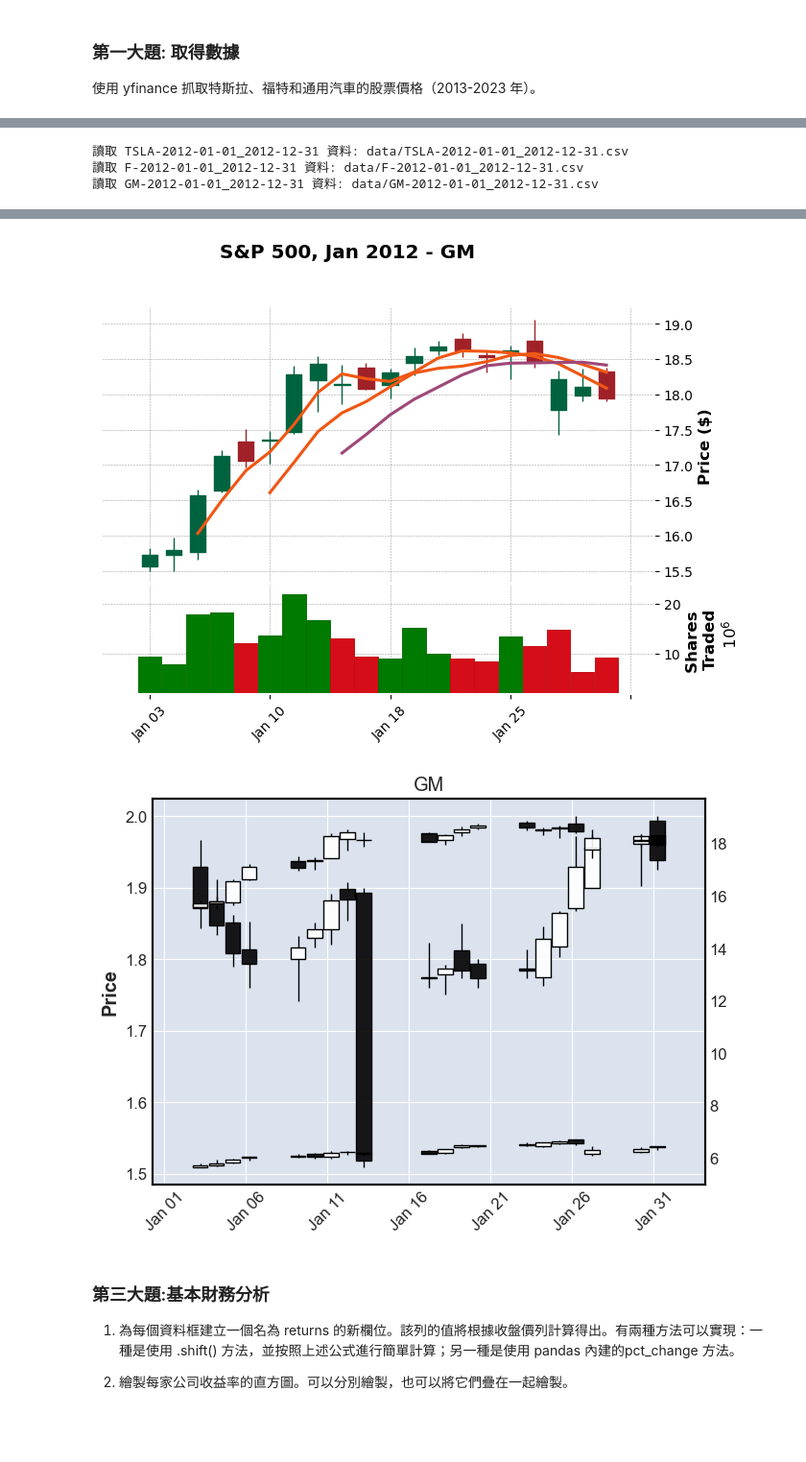
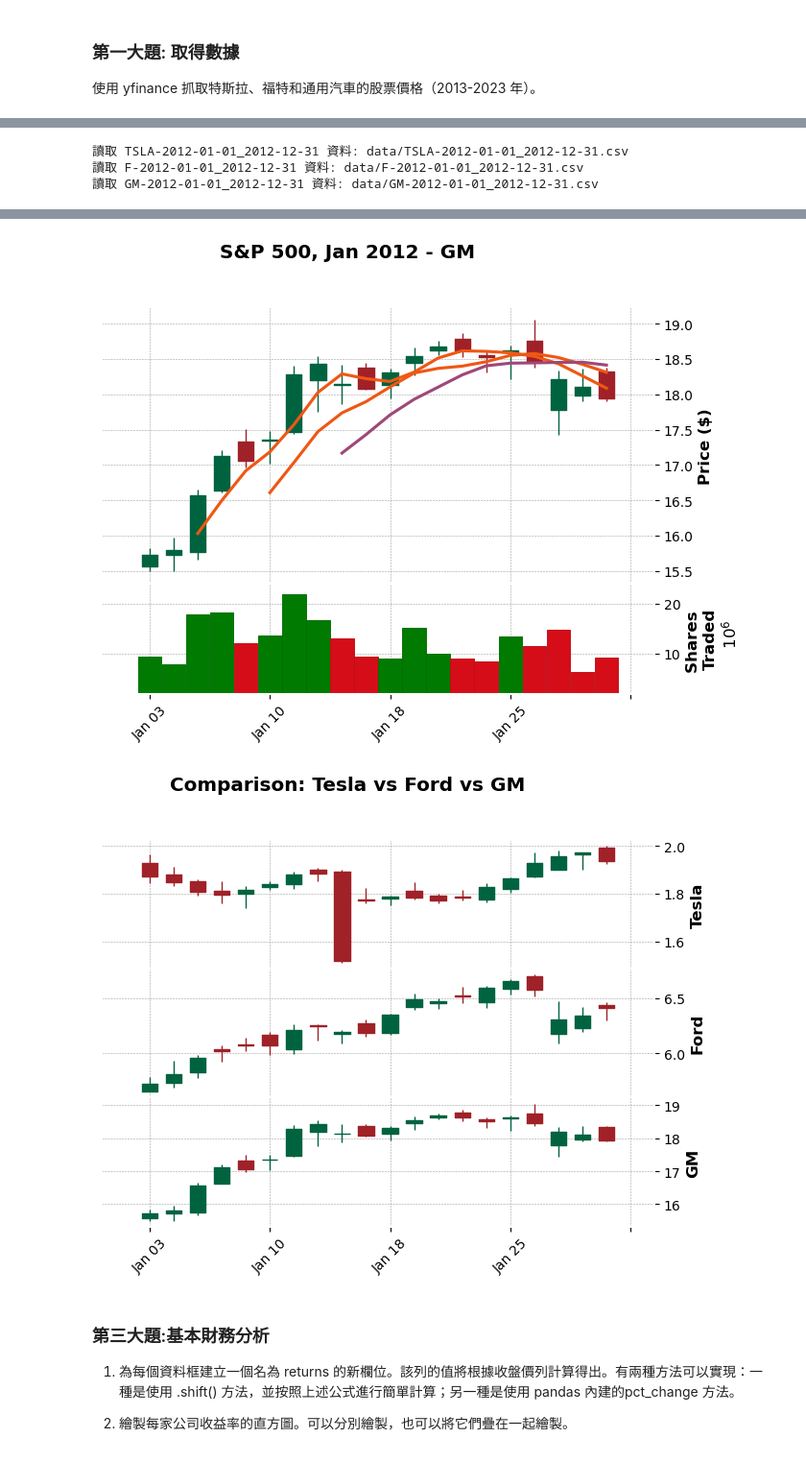
Before and after one commit to yue806161/CPA_midterm_assignment, a Jupyter notebook: main.ipynb, the cells around one changed output, grey strips where cells are left out. Shown at 96% size. Saved outputs shown, nothing was run; the diff lists cells and outputs as text; code cells hidden in the pictures; blank space fills up the shorter version.

Commit message:
feat: 新增期中作業文件，並調整 `main.ipynb` 以移除 `resample` 方法、導入 `Markdown` 並優化程式碼格式與輸出顯示。

```diff
--- a/main.ipynb
+++ b/main.ipynb
@@ -7,17 +9,23 @@ from datetime import datetime
 
 import pandas as pd
 import requests
+from IPython.display import Markdown
 from yfinance import Ticker
 
 session = requests.Session()
 session.headers['User-agent'] = (
-    'Mozilla/5.0 (Windows NT 10.0; Win64; x64) AppleWebKit/537.36 (KHTML, like Gecko) Chrome/91.0.4472.124 Safari/537.36'  # noqa: E501
+    'Mozilla/5.0 (Windows NT 10.0; Win64; x64) AppleWebKit/537.36 (KHTML, like Gecko) Chrome/91.0.4472.124 Safari/537.36'
 )
 
 
 class StockData:
     def __init__(
-        self, ticker: str, name: str, session: requests.Session, start: str, end: str
+        self,
+        ticker: str,
+        name: str,
+        session: requests.Session,
+        start: str,
+        end: str,
     ):
         self.name = name
         self.getData(ticker, session, start, end)
@@ -35,7 +43,9 @@ class StockData:
             self.data.index = pd.to_datetime(self.data.index, utc=True)
         else:
             print(f'下載 {printName} 資料...')
-            self.data = Ticker(ticker, session=session).history(start=start, end=end)
+            self.data = Ticker(ticker, session=session).history(
+                start=start, end=end
+            )
             if self.data is None:
                 print(f'找不到 {printName} 的資料')
             else:
@@ -46,11 +56,6 @@ class StockData:
         if self.data is None:
             raise ValueError(f'{self.name} 未初始化')
         return self.data.loc[start:end]
-
-    def resample(self, rule: str) -> pd.DataFrame:
-        if self.data is None:
-            raise ValueError(f'{self.name} 未初始化')
-        return self.data.resample(rule)
 # %% [markdown]
 ### 第一大題: 取得數據
   使用 yfinance 抓取特斯拉、福特和通用汽車的股票價格（2013-2023 年）。
@@ -115,7 +126,6 @@ import mplfinance as mpf
 start = datetime(2012, 1, 1)
 end = datetime(2012, 12, 31)
 
-# 建立物件實例
 tesla_second = StockData('TSLA', 'Tesla', session, start, end)
 time.sleep(1)
 ford_second = StockData('F', 'Ford', session, start, end)
@@ -125,39 +135,50 @@ time.sleep(1)
 
 # 第一小題
 for stock in [tesla_second, ford_second, gm_second]:
     mpf.plot(
         stock.locateRange('2012-01', '2012-01'),
         type='candle',
         style='charles',
         title=f'S&P 500, Jan 2012 - {stock.name}',
         ylabel='Price ($)',
         ylabel_lower='Shares \nTraded',
         volume=True,
         mav=(3, 6, 9),
     )
 
 # 第二小題
 addplot = [
-    mpf.make_addplot(ford_second.locateRange('2012-01', '2012-01'), type='candle'),
-    mpf.make_addplot(gm_second.locateRange('2012-01', '2012-01'), type='candle'),
+    mpf.make_addplot(
+        ford_second.locateRange('2012-01', '2012-01'),
+        type='candle',
+        panel=1,
+        ylabel='Ford',
+    ),
+    mpf.make_addplot(
+        gm_second.locateRange('2012-01', '2012-01'),
+        type='candle',
+        panel=2,
+        ylabel='GM',
+    ),
 ]
 
 mpf.plot(
     tesla_second.locateRange('2012-01', '2012-01'),
     type='candle',
+    style='charles',
     addplot=addplot,
-    volume=False,
-    show_nontrading=True,
-    axtitle=stock.name,
+    panel_ratios=(1, 1, 1),
+    title='Comparison: Tesla vs Ford vs GM',
+    ylabel='Tesla',
 )
 # %% [output]
 讀取 TSLA-2012-01-01_2012-12-31 資料: data/TSLA-2012-01-01_2012-12-31.csv
 讀取 F-2012-01-01_2012-12-31 資料: data/F-2012-01-01_2012-12-31.csv
 讀取 GM-2012-01-01_2012-12-31 資料: data/GM-2012-01-01_2012-12-31.csv
 [figure]
 [figure]
 [figure]
-[figure, old version]
+[figure, new version]
 # %% [markdown]
 ### 第三大題:基本財務分析
 1. 為每個資料框建立一個名為 returns 的新欄位。該列的值將根據收盤價列計算得出。有兩種方法可以實現：一種是使用 .shift() 方法，並按照上述公式進行簡單計算；另一種是使用 pandas 內建的pct_change 方法。
```
Also changed, not shown: parts of 8 cells of this notebook, 4 other files.
